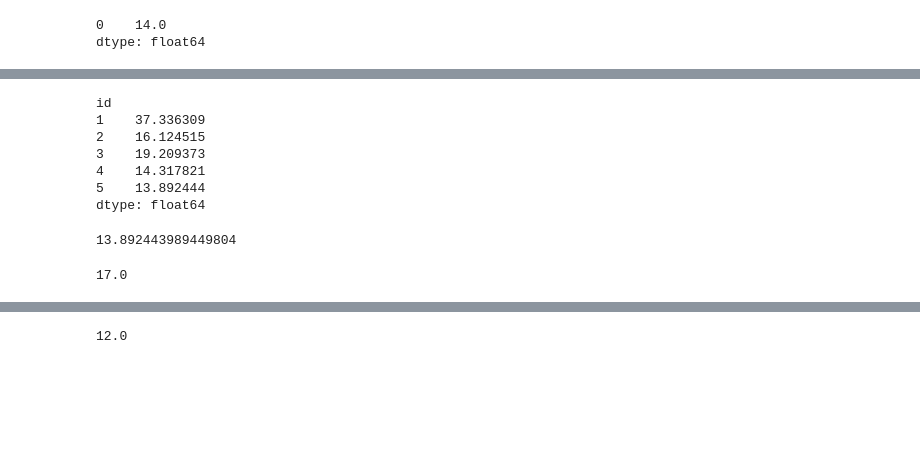
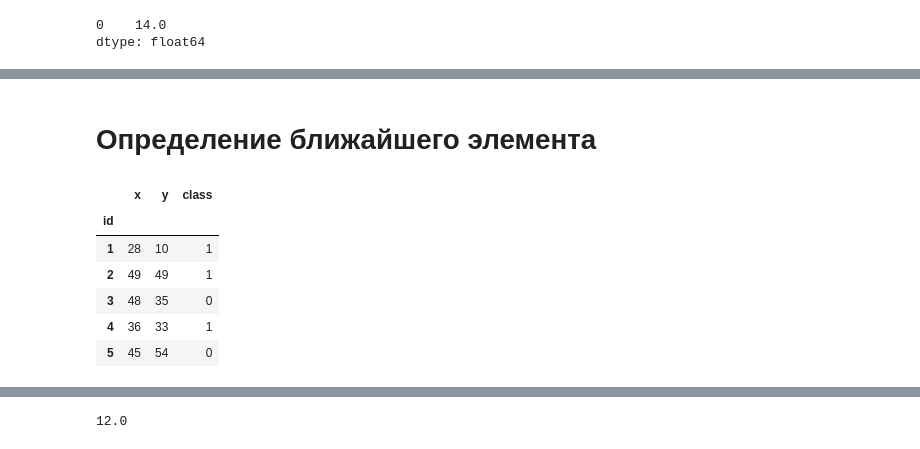
Before and after one commit to larikhin/Data_Analysis_ML, a Jupyter notebook: 20 sorting/sort_evklid_mankh_cheb.ipynb, the cells around one changed output, grey strips where cells are left out. Cells and saved outputs as stored; diff of their text form; code cells hidden in the pictures; blank space fills up the shorter version.

```diff
--- a/20 sorting/sort_evklid_mankh_cheb.ipynb
+++ b/20 sorting/sort_evklid_mankh_cheb.ipynb
@@ -30,36 +31,22 @@ dtype: int64
+# %% [markdown]
+# Определение ближайшего элемента
 # %%
+import pandas as pd
 import io
 data = '''
 id,x,y,class
 1,28,10,1
 2,49,49,1
 3,48,35,0
 4,36,33,1
 5,45,54,0'''
 data = pd.read_csv(io.StringIO(data), index_col = 'id')
-obj = pd.DataFrame([33,47])
-obj = obj.T
-data.drop(['class'], axis=1)
-data.x,data.y = data.x-33,data.y-47
-dE = (data.x**2+data.y**2)**0.5
-d1 = (data.x**2)**0.5+(data.y**2)**0.5
-dmax.x = (data.x**2)**0.5
-dmax.y = (data.y**2)**0.5
+data
+# %% [output]
+|  | x | y | class |
+| id |  |  |  |
+| 1 | 28 | 10 | 1 |
+| 2 | 49 | 49 | 1 |
+| 3 | 48 | 35 | 0 |
+| 4 | 36 | 33 | 1 |
+| 5 | 45 | 54 | 0 |
-# %%
-dE
-# %% [output]
-id
-1    37.336309
-2    16.124515
-3    19.209373
-4    14.317821
-5    13.892444
-dtype: float64
-# %%
-dE.min()
-# %% [output]
-13.892443989449804
-# %%
-d1.min()
-# %% [output]
-17.0
```
Also changed, not shown: parts of 26 cells of this notebook.
